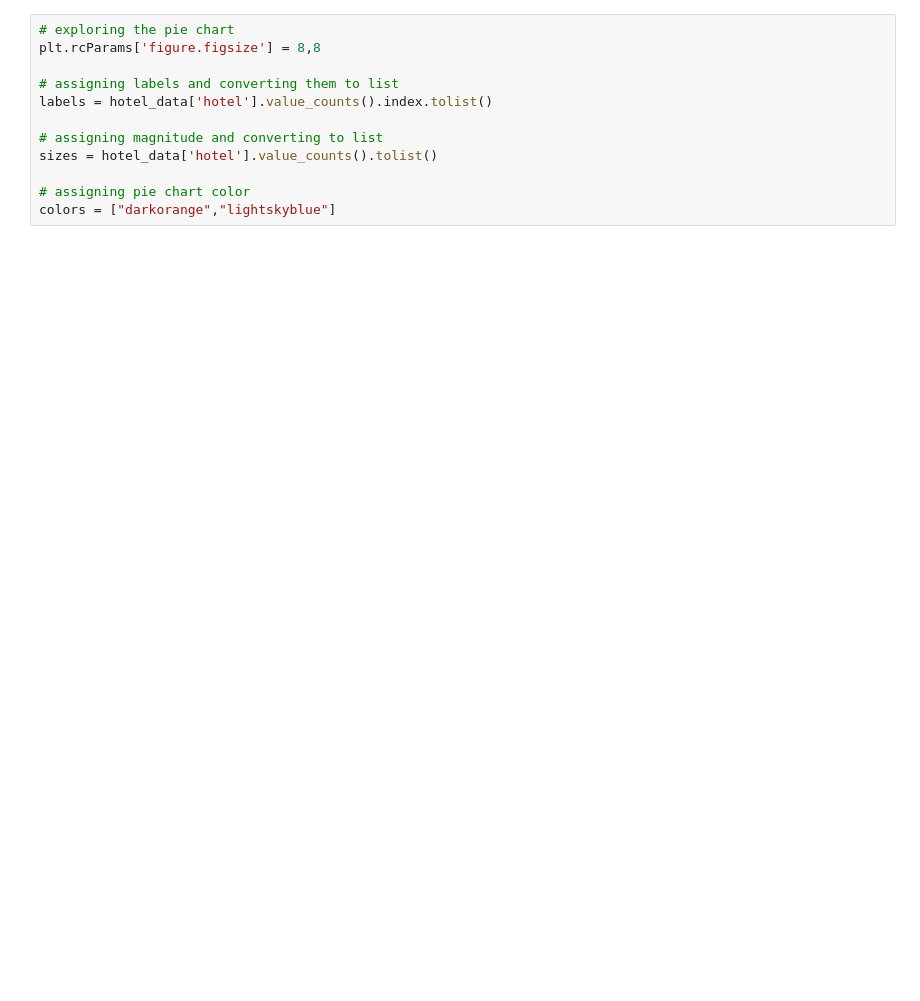
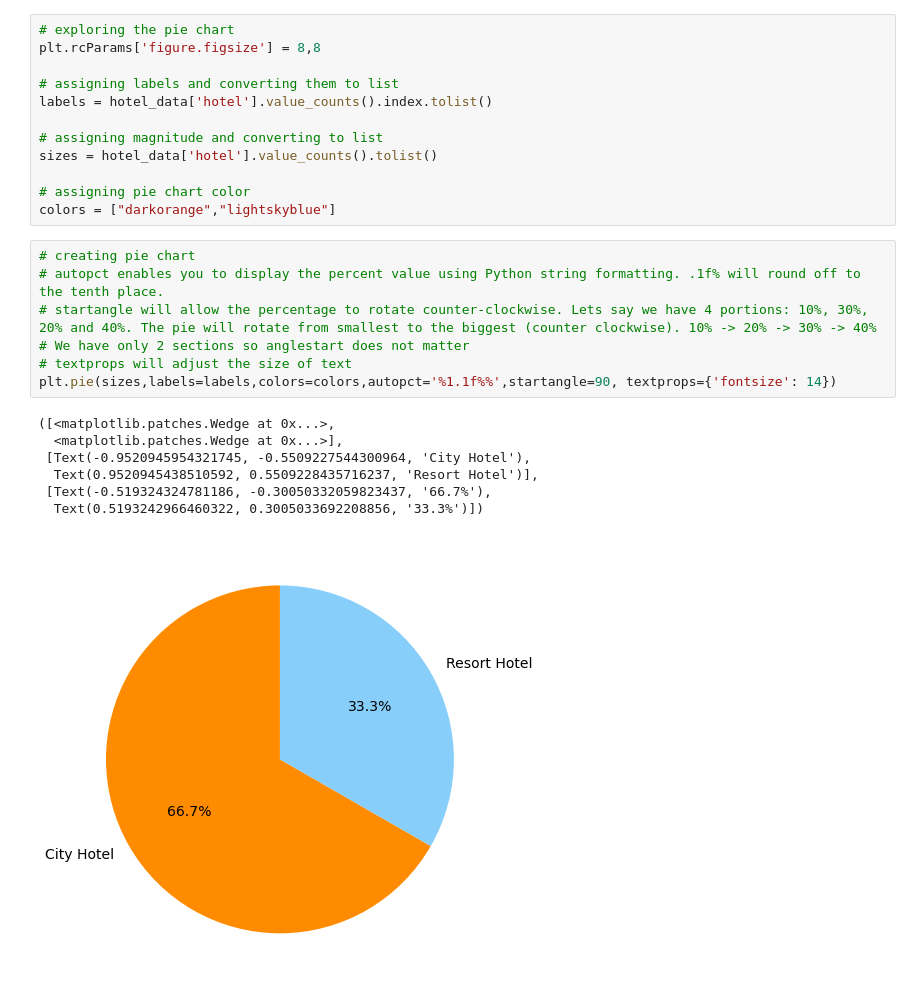
Before and after one commit to zeeshubanny/EDA-HOTEL-BOOKING, a Jupyter notebook: Hotel_Booking_Analysis_Capstone_Project.ipynb, the cells around one changed output. Saved outputs shown, nothing was run; the diff lists cells and outputs as text; blank space fills up the shorter version.

```diff
--- a/Hotel_Booking_Analysis_Capstone_Project.ipynb
+++ b/Hotel_Booking_Analysis_Capstone_Project.ipynb
@@ -193,3 +193,18 @@ sizes = hotel_data['hotel'].value_counts().tolist()
 
 # assigning pie chart color
 colors = ["darkorange","lightskyblue"]
+# %%
+# creating pie chart
+# autopct enables you to display the percent value using Python string formatting. .1f% will round off to the tenth place.
+# startangle will allow the percentage to rotate counter-clockwise. Lets say we have 4 portions: 10%, 30%, 20% and 40%. The pie will rotate from smallest to the biggest (counter clockwise). 10% -> 20% -> 30% -> 40%
+# We have only 2 sections so anglestart does not matter
+# textprops will adjust the size of text
+plt.pie(sizes,labels=labels,colors=colors,autopct='%1.1f%%',startangle=90, textprops={'fontsize': 14})
+# %% [output]
+([<matplotlib.patches.Wedge at 0x...>,
+  <matplotlib.patches.Wedge at 0x...>],
+ [Text(-0.9520945954321745, -0.5509227544300964, 'City Hotel'),
+  Text(0.9520945438510592, 0.5509228435716237, 'Resort Hotel')],
+ [Text(-0.519324324781186, -0.30050332059823437, '66.7%'),
+  Text(0.5193242966460322, 0.3005033692208856, '33.3%')])
+[figure, added]
```
Also changed, not shown: parts of 7 cells of this notebook.
